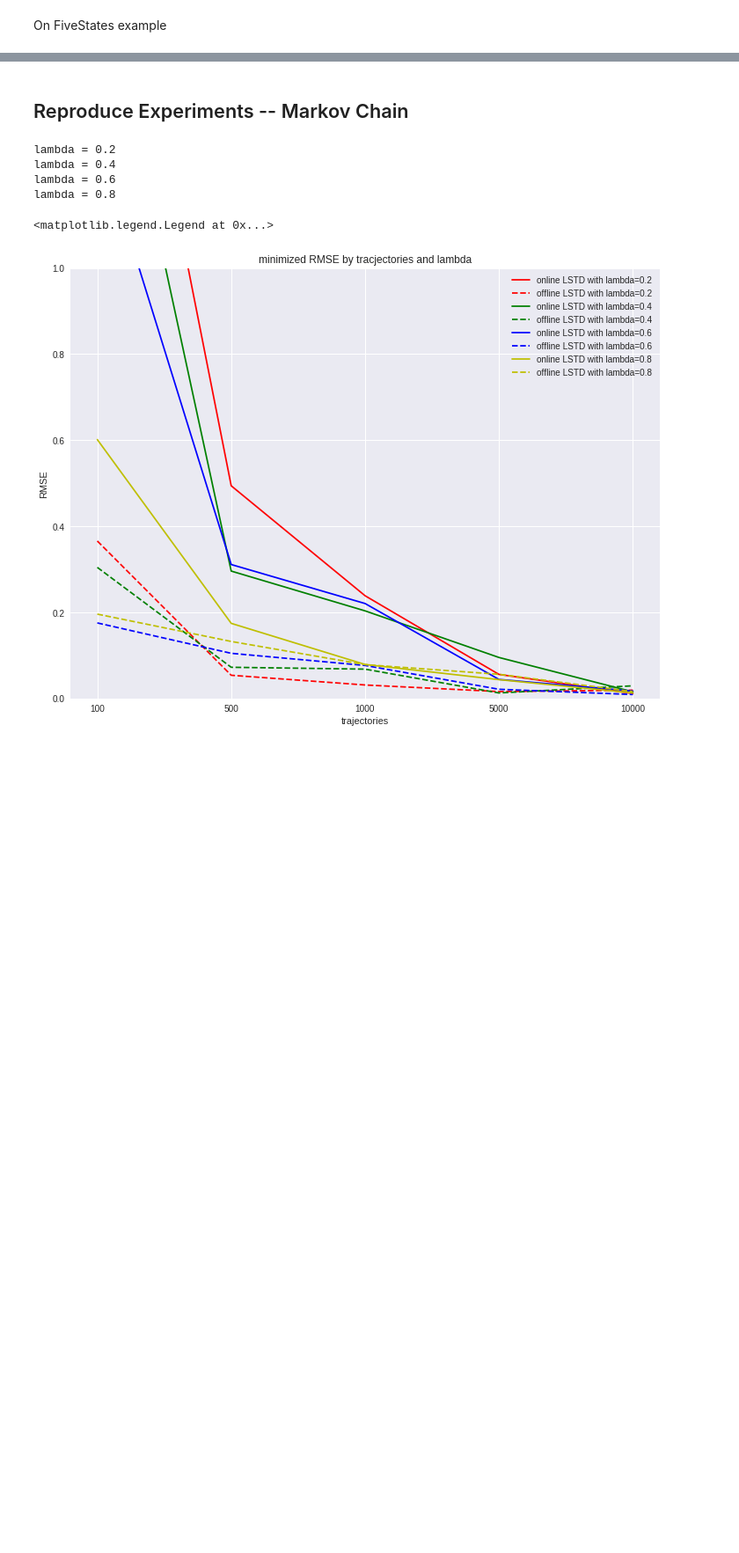
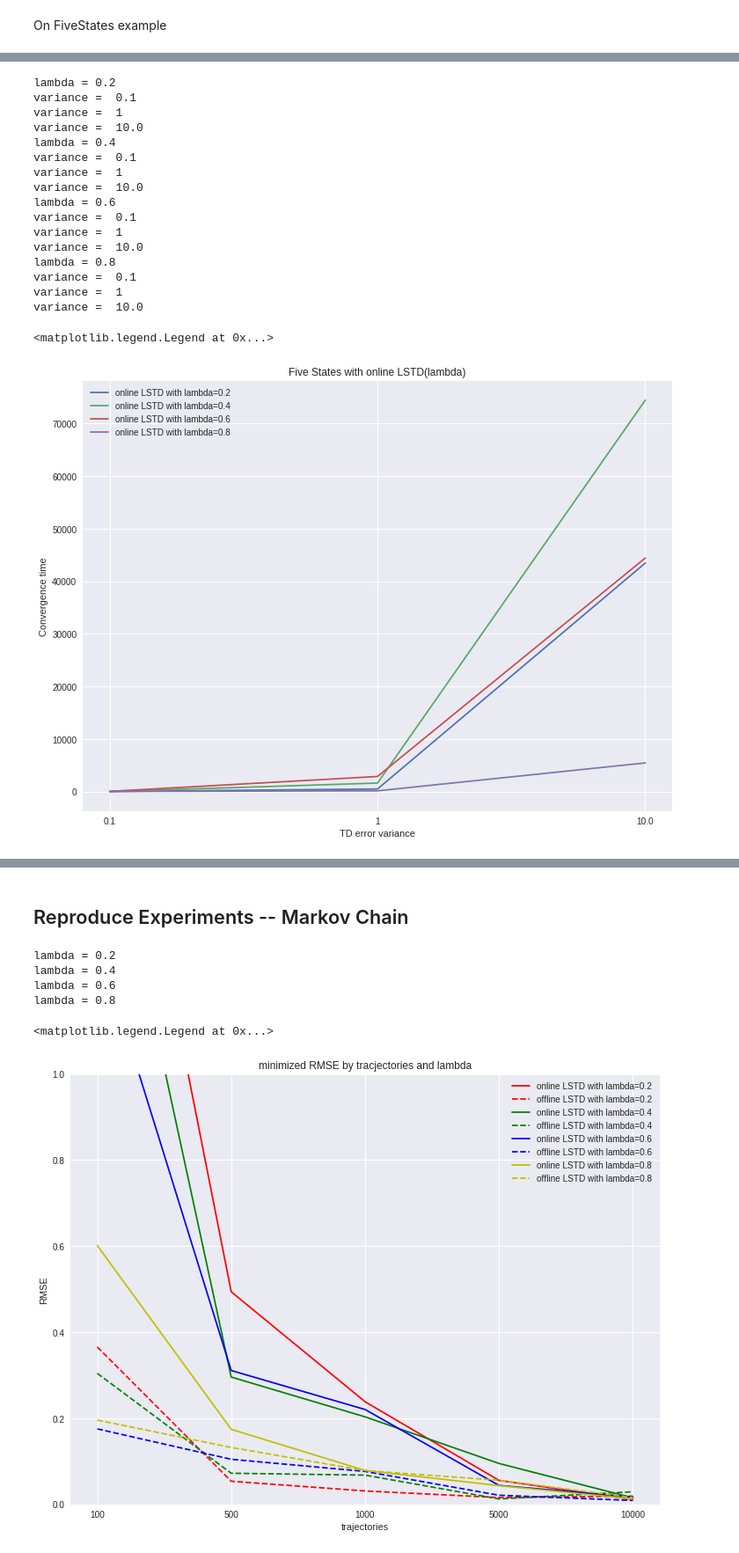
Before and after one commit to HarveyYan/COMP767, a Jupyter notebook: a4 function approximator/COMP767_LSTD(lambda).ipynb, the cells around one changed output, grey strips where cells are left out. Shown at 88% size. Cells and saved outputs as stored; diff of their text form; code cells hidden in the pictures; blank space fills up the shorter version.

```diff
--- a/a4 function approximator/COMP767_LSTD(lambda).ipynb
+++ b/a4 function approximator/COMP767_LSTD(lambda).ipynb
@@ -31,10 +31,11 @@ class FiveStates(gym.Env):
     metadata = {'render.modes': []}
     action_space = None
 
-    def __init__(self):
+    def __init__(self, TD_error_variance=1):
         self.nb_states = 5
         self.state = None
         self.feature_dim = 5
+        self.TD_error_variance = TD_error_variance
         self.observation_space = gym.spaces.Box(low=-np.inf, high=np.inf, shape=(self.feature_dim,), dtype=np.float)
         self.state_transit_prob = [
             [0.42, 0.13, 0.14, 0.03, 0.28],
@@ -67,7 +68,7 @@ class FiveStates(gym.Env):
         state_new = np.random.choice(np.arange(self.nb_states), 1, p=self.state_transit_prob[self.state])[0]
         reward = self.reward[self.state][state_new]
         self.state = state_new
-        return np.array(self.feature_vec[self.state]).reshape(-1, 1), reward, False, {}
+        return np.array(self.feature_vec[self.state]).reshape(-1, 1), reward*self.TD_error_variance, False, {}
 
     def reset(self):
         # random initial state
@@ -263,0 +272,3 @@ final learned theta
+# %%
+optimal_theta = LSTD_lambda_offline(FiveStates(), lambd=0.4, discount=0.9, iterations=1000, timesteps=1000)
+print(list(optimal_theta.reshape(1,-1)[0]))
@@ -263,0 +277,71 @@ final learned theta
+# %%
+
+def LSTD_lambda_converge(env, true_theta, lambd=0.4, epsilon=0.1, discount = 0.9, iterations=100000, timesteps=1000):
+    '''
+    Stop only when theta converges to the true theta
+    :param env: FiveStates or Markov Chain
+    :param lambd: TD(lambda) hyperparameter, paper reported that 0.4 is optimal
+    :param discount: only useful for ergodic task, aka the FiveStates problem
+    :param iterations: maximum number of trajectories to experiment
+    :param timesteps: maximum time steps for each trajectory
+    :return: convergence time
+    '''
+    if isinstance(env, MarkovChain):
+        discount = 1
+    feature_dim = env.feature_dim
+    optimal_theta = np.array([-24, -16, -8, 0]).reshape(-1, 1)
+    A = epsilon*np.eye(feature_dim)
+    b = np.zeros((feature_dim, 1))
+    for run in range(iterations):
+        # independent trajectory
+        obs = env.reset()  # trace vector
+        z = obs
+        for t in range(timesteps):
+            new_obs, reward, done, info = env.step()
+            v = np.dot(A.T, (obs-discount*new_obs))
+            A -= np.dot(np.dot(A, z), v.T)/(1+np.dot(v.T, z))
+            b += z * reward
+            theta = np.dot(A, b)
+            if np.linalg.norm(theta - true_theta, np.inf) < 1e-1:
+              return run*timesteps+t+1
+            z = discount*lambd * z + new_obs
+            obs = new_obs
+            if done is True:
+                break
+
+feature_dim = 5
+TD_error_variance = [1e-1, 1, 1e1]
+lambd_choice = [0.2, 0.4, 0.6, 0.8]
+plt.figure(figsize=(12,9))
+plt.title('Five States with online LSTD(lambda)')
+plt.xlabel('TD error variance')
+plt.ylabel('Convergence time')
+for i, lambd in enumerate(lambd_choice):
+  print('lambda =',lambd)
+  times = []
+  for variance in TD_error_variance:
+    print('variance = ',variance)
+    time = LSTD_lambda_converge(FiveStates(variance), variance*optimal_theta, lambd=lambd)
+    times.append(time)
+  plt.plot(times, label='online LSTD with lambda={}'.format(lambd))
+plt.xticks(np.arange(len(TD_error_variance)),TD_error_variance)
+plt.legend()
+# %% [output]
+lambda = 0.2
+variance =  0.1
+variance =  1
+variance =  10.0
+lambda = 0.4
+variance =  0.1
+variance =  1
+variance =  10.0
+lambda = 0.6
+variance =  0.1
+variance =  1
+variance =  10.0
+lambda = 0.8
+variance =  0.1
+variance =  1
+variance =  10.0
+<matplotlib.legend.Legend at 0x...>
+[figure, added]
```
Also changed, not shown: parts of 8 cells of this notebook.
